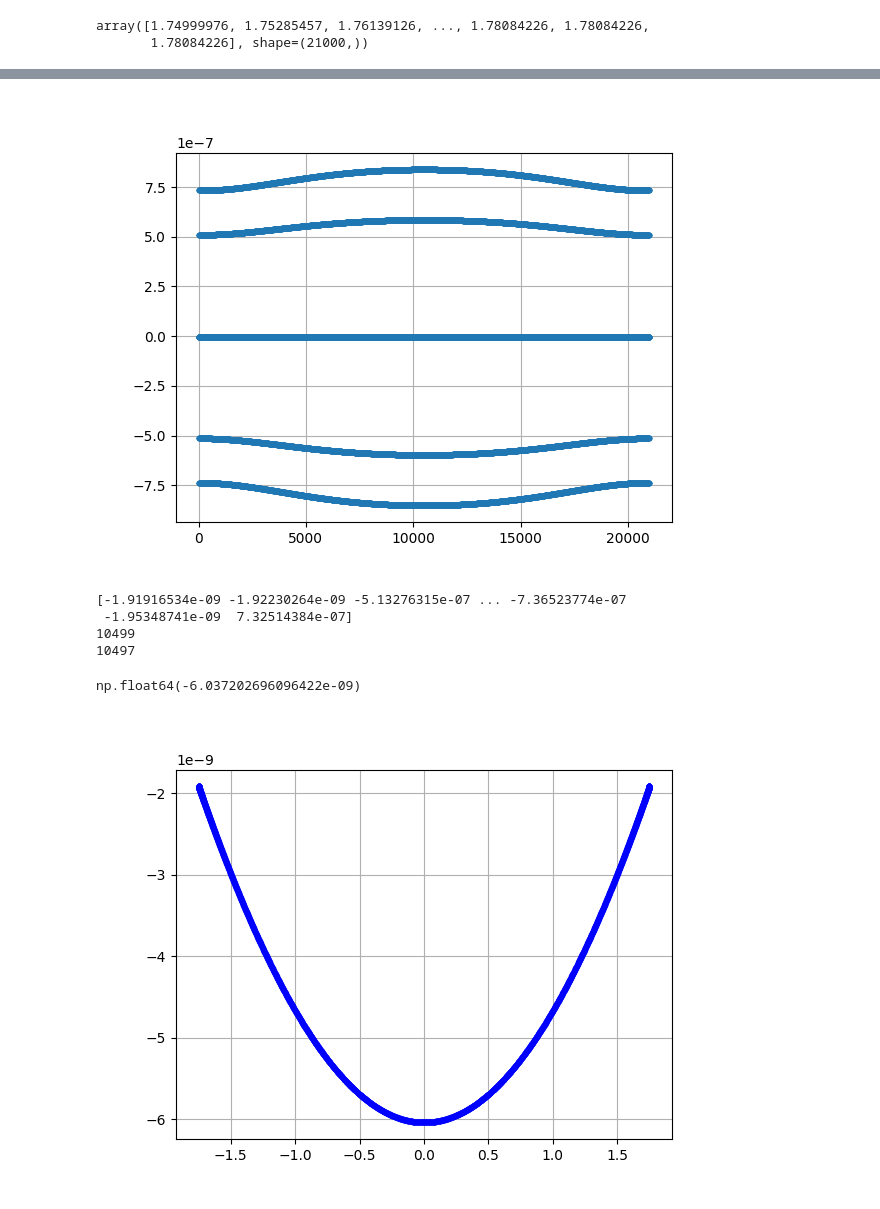
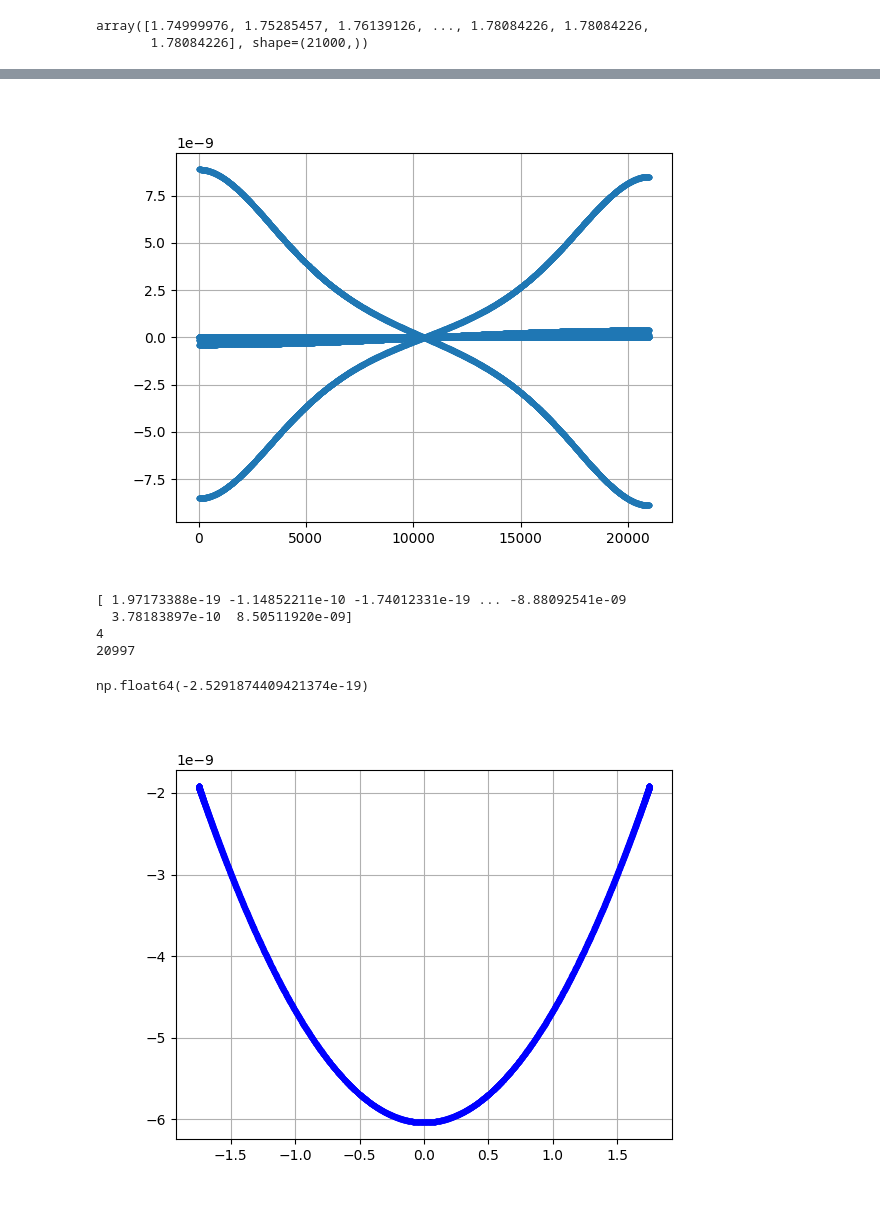
Before and after one commit to jseguine/Project8_bfield, a Jupyter notebook: bfield_deviation.ipynb, the cells around one changed output, grey strips where cells are left out. Cells and saved outputs as stored; diff of their text form; code cells hidden in the pictures.

```diff
--- a/bfield_deviation.ipynb
+++ b/bfield_deviation.ipynb
@@ -734,22 +735,22 @@ Variation δz = |Bz_base - Bz_sag| / B0 = 4.2538848855563915e-05
 # %%
-y_diff = field_base_M["Bz"] @ np.ones_like(I) - field_dev_M["Bz"] @ np.ones_like(I)
+y_diff = field_base_M["Bx"] @ np.ones_like(I) - field_dev_M["Bx"] @ np.ones_like(I)
 
 plt.close()
 plt.figure()
 plt.plot(y_diff, ".")
 plt.grid()
 plt.show()
 print(y_diff)
 print(np.argmax(y_diff))
 print(np.argmin(y_diff))
 y_diff[len(y_diff) // 2]
 # %% [output]
-[figure, old version]
+[figure, new version]
-[-1.91916534e-09 -1.92230264e-09 -5.13276315e-07 ... -7.36523774e-07
- -1.95348741e-09  7.32514384e-07]
-10499
-10497
+[ 1.97173388e-19 -1.14852211e-10 -1.74012331e-19 ... -8.88092541e-09
+  3.78183897e-10  8.50511920e-09]
+4
+20997
-np.float64(-6.037202696096422e-09)
+np.float64(-2.5291874409421374e-19)
 # %%
 i = 0
 φ_len = sum(len(r) for r in φ_fit)
```
Also changed, not shown: parts of 28 cells of this notebook, 1 other file.
